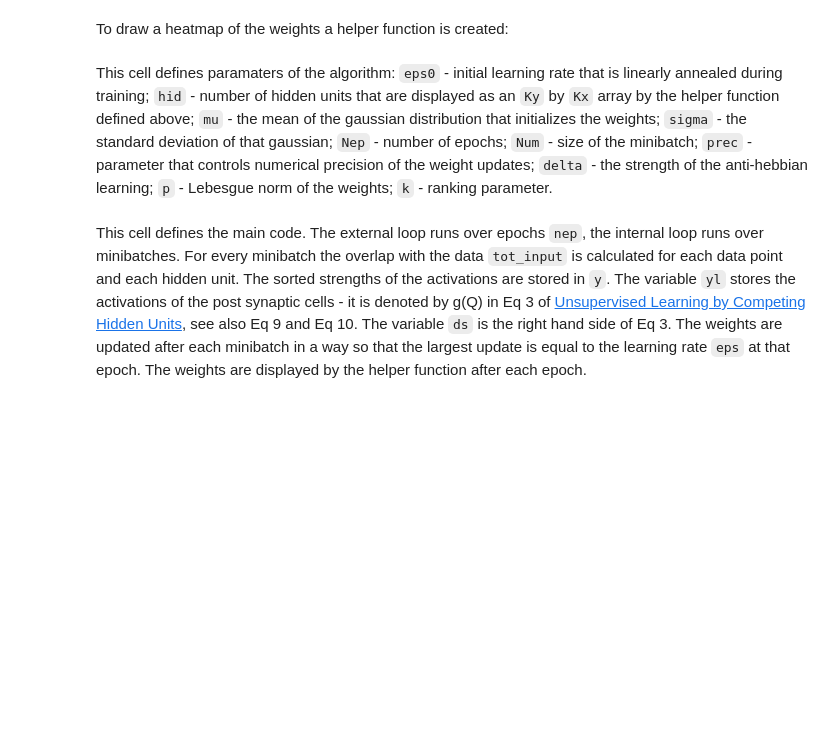
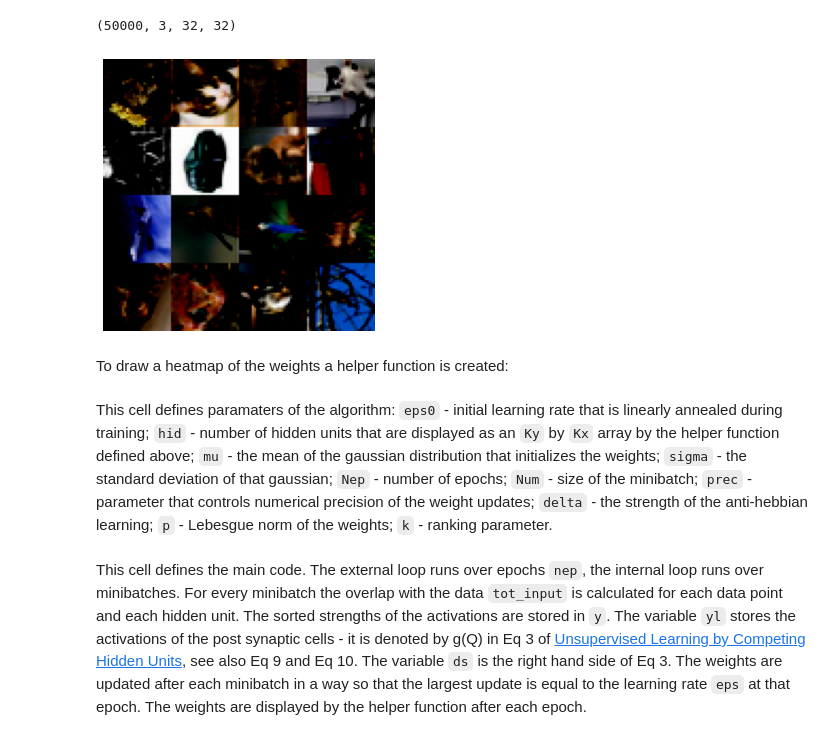
Before and after one commit to lpjiang97/Biological_Learning, a Jupyter notebook: Unsupervised_learning_cifar.ipynb, the cells around one changed output. Saved outputs shown, nothing was run; the diff lists cells and outputs as text; code cells hidden in the pictures; blank space fills up the shorter version.

Commit message:
updated CIFAR input dimension

```diff
--- a/Unsupervised_learning_cifar.ipynb
+++ b/Unsupervised_learning_cifar.ipynb
@@ -32,7 +32,7 @@ transform = transforms.Compose([
     transforms.ToTensor(),
     transforms.Normalize((0.5, 0.5, 0.5), (0.5, 0.5, 0.5)) # CIFAR 10 stats
 ])
-batch_size = 10000
+batch_size = 50000
 train_loader = torch.utils.data.DataLoader(
     torchvision.datasets.CIFAR10('data', train=True, download=True, transform=transform),
     batch_size=batch_size, shuffle=True
@@ -46,11 +45,19 @@ for data in train_loader:
         inputs, label = data
 cifar_data=inputs.numpy()
 cifar_data.shape
+# %% [output]
+(50000, 3, 32, 32)
 # %%
 N=32*32*3
 Ns=50000
-C=np.zeros((0,N))
-C=cifar_data.reshape(50000,N)
+C=cifar_data.reshape(50000,N,order='F')
+# %%
+%matplotlib inline
+#check if the cifar reshaping method is correct
+fig=plt.figure(figsize=(5,5))
+draw_weights(C, 4, 4)
+# %% [output]
+[figure, added]
 # %% [markdown]
 To draw a heatmap of the weights a helper function is created:
 # %%
```
Also changed, not shown: parts of 4 cells of this notebook.
